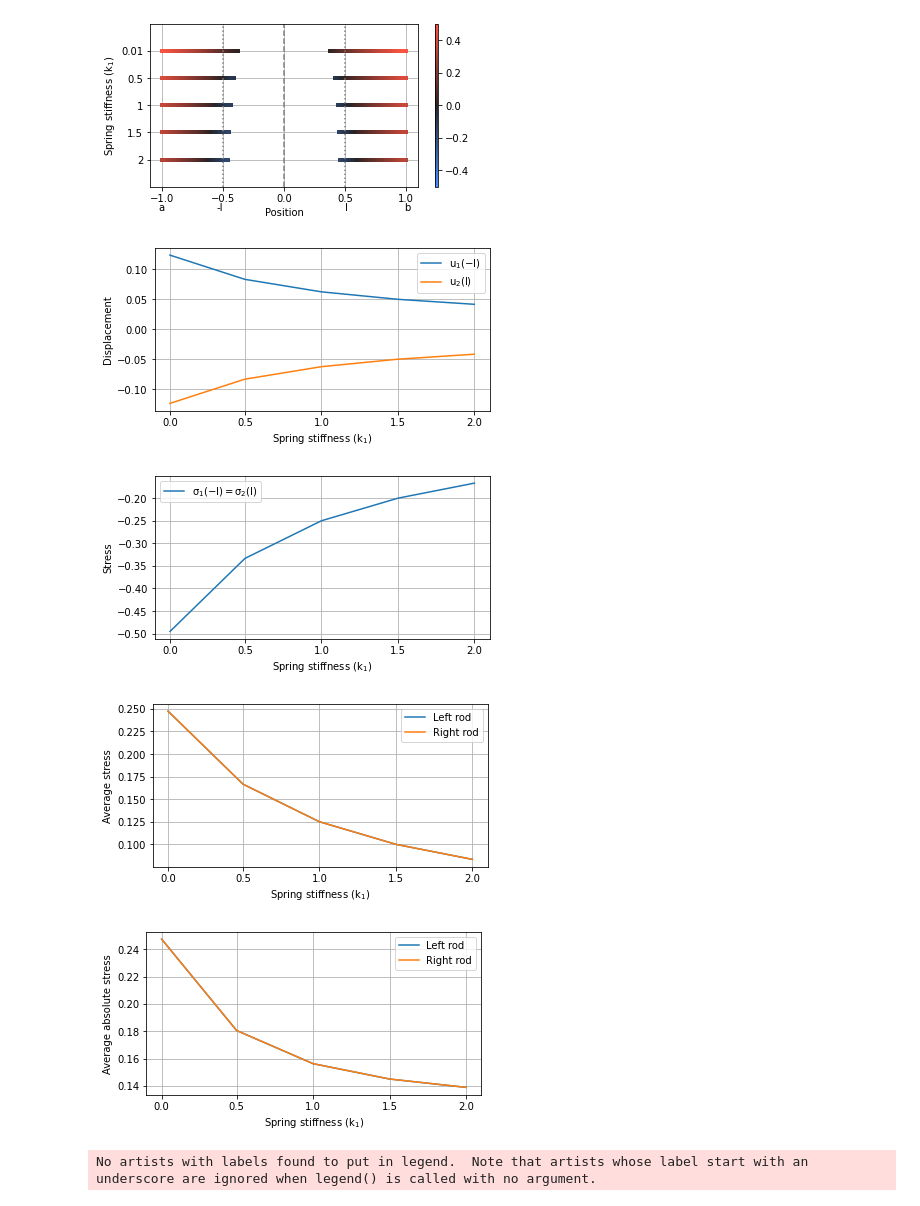
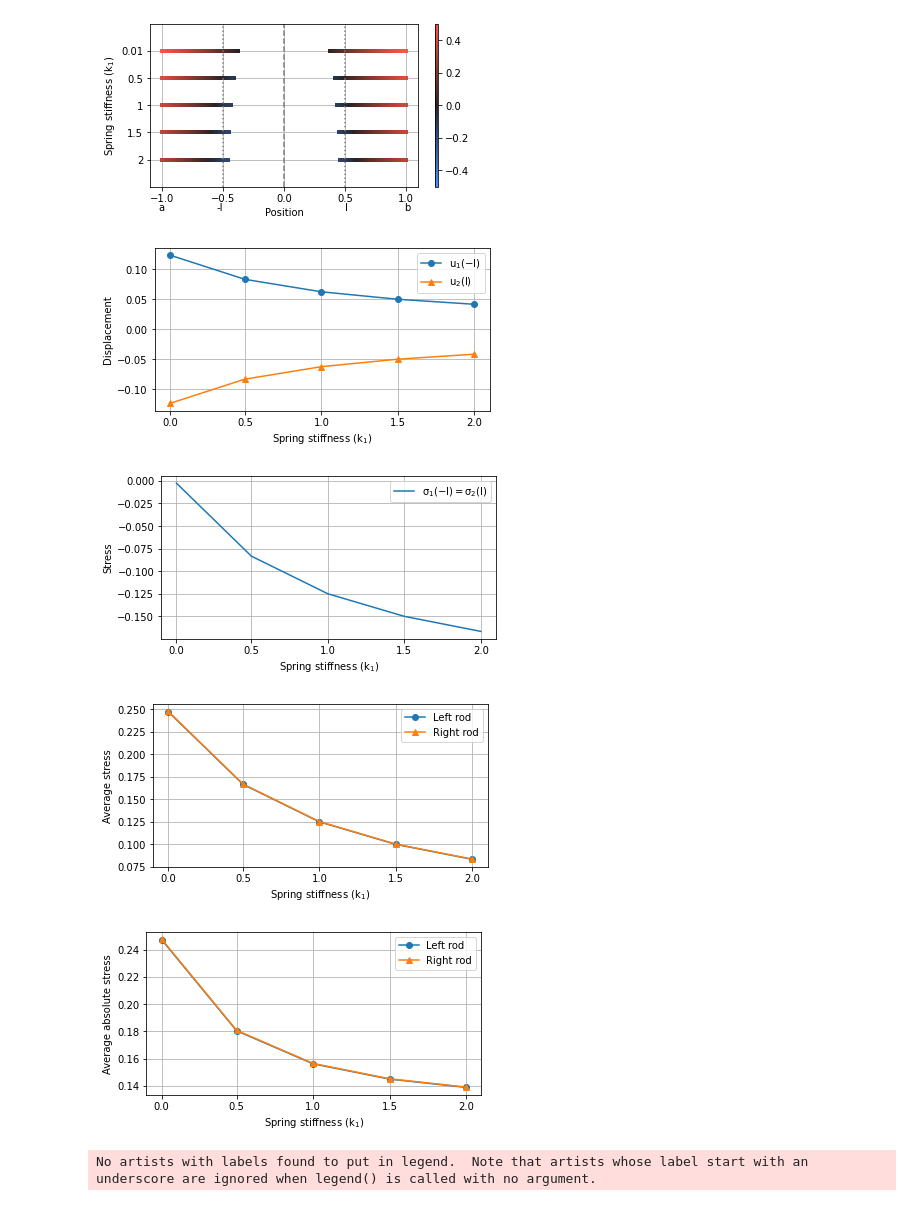
Before and after one commit to KOS-UJ/Spring-Rods-System-Approximation, a Jupyter notebook: experiments/reaction_on_spring_stiffness.ipynb, the cells around one changed output. Cells and saved outputs as stored; diff of their text form; code cells hidden in the pictures.

Commit message:
add the plots of stresses at the ends of rods

```diff
--- a/experiments/reaction_on_spring_stiffness.ipynb
+++ b/experiments/reaction_on_spring_stiffness.ipynb
@@ -51,7 +51,7 @@ experiment_setups = [
 experiment_number = 1
 # %%
 model = SpringRodsSystemSetup(
-    step_size=1/64,
+    step_size=1/256,
     material_const=(1, 1),
     spring_const=(1, 1),
     **experiment_setups[experiment_number - 1]
@@ -62,13 +60,21 @@ positions = np.concatenate((model.domain[0], model.domain[1]))
 # %%
 spring_const_discrete = [0.01, 0.5, 1, 1.5, 2]
 # %%
-results = []
+displacement_results = []
+stress_results = []
+
+left_end_results = []
+right_end_results = []
 
 for const in tqdm(spring_const_discrete):
     model.set_spring_const((const, const))
     displacements = solver()
 
     stresses = solver.compute_stresses(displacements)
-    results.append((displacements, stresses))
+    displacement_results.append(displacements)
+    stress_results.append(stresses)
+
+    left_end_results.append(displacements[0][-1])
+    right_end_results.append(displacements[1][0])
 # %%
 compression = []
@@ -109,23 +116,6 @@ plot_displacements_and_stress(
 )
 # %% [output]
 [figure]
-# %%
-left_end_results = []
-right_end_results = []
-displacement_results = []
-stress_results = []
-
-# spring_const_spectrum = np.linspace(0.01, 2, 100)
-# for idx, const in tqdm(enumerate(spring_const_spectrum, 1)):
-for idx, const in tqdm(enumerate(spring_const_discrete, 1)):
-    model.set_spring_const((const, const))
-    displacements = solver()
-    stress = solver.compute_stresses(displacements)
-
-    displacement_results.append(displacements)
-    stress_results.append(stress)
-    left_end_results.append(displacements[0][-1])
-    right_end_results.append(displacements[1][0])
 # %%
 fig = plt.gcf()
 fig.set_size_inches((6, 3))
@@ -134,8 +124,8 @@ fig.set_size_inches((6, 3))
 if experiment_number == 5:
     plt.ylim(-0.5, 0.5)
 
-plt.plot(spring_const_discrete, left_end_results, label='$u_1(-l)$')
-plt.plot(spring_const_discrete, right_end_results, label='$u_2(l)$')
+plt.plot(spring_const_discrete, left_end_results, label='$u_1(-l)$', marker='o')
+plt.plot(spring_const_discrete, right_end_results, label='$u_2(l)$', marker='^')
 
 plt.xticks(spring_const_discrete, (f'{x:.1f}' for x in spring_const_discrete))
 
@@ -145,31 +135,37 @@ plt.legend()
 
 plt.savefig(f'plots/spring_stiff_dependence/exp{experiment_number}_ends_of_rods_displacement.png', bbox_inches='tight')
 # %% [output]
-[figure, old version]
+[figure, new version]
 # %%
-def p_func(displacement: tuple):
-    return model.spring_const[stiff_coef_idx] * (- displacement[0][-1] + displacement[1][0])
+def neg_p_func(k_param: float, displacement: tuple):
+    return k_param * (-displacement[0][-1] + displacement[1][0])
 # %%
 fig = plt.gcf()
 fig.set_size_inches((6, 3))
 
 # TODO this is important for experiment 5
 if experiment_number == 5:
     plt.ylim(-0.2, 0.2)
 
-rods_ends_stress = [p_func(d) for d in displacement_results]
+p_func_values = [neg_p_func(k, d) for k, d in zip(spring_const_discrete, displacement_results)]
 
-plt.plot(spring_const_discrete, rods_ends_stress, label='$\sigma_1(-l) = \sigma_2(l)$')
+# TODO this is important for experiment 6
+if experiment_number == 6:
+    plt.plot(spring_const_discrete, p_func_values, label='$-p(\\theta(u))$')
+    plt.plot(spring_const_discrete, [left[-1] for left, _ in stress_results], label='$\sigma_1(-l)$')
+    plt.plot(spring_const_discrete, [right[0] for _, right in stress_results], label='$\sigma_2(l)$')
+else:
+    plt.plot(spring_const_discrete, p_func_values, label='$\sigma_1(-l) = \sigma_2(l)$')
 
 plt.xticks(spring_const_discrete, (f'{x:.1f}' for x in spring_const_discrete))
 
 plt.xlabel(f'Spring stiffness ({stiff_coef})')
 plt.ylabel('Stress')
 plt.legend()
 
 plt.savefig(f'plots/spring_stiff_dependence/exp{experiment_number}_stress_on_ends_of_rods.png', bbox_inches='tight')
 # %% [output]
-[figure, old version]
+[figure, new version]
 # %%
 fig = plt.gcf()
 fig.set_size_inches((6, 3))
@@ -178,14 +174,14 @@ plt.xticks(spring_const_discrete, (f'{x:.1f}' for x in spring_const_discrete))
 
 avg_stress_left = [np.average(s[0]) for s in stress_results]
 avg_stress_right = [np.average(s[1]) for s in stress_results]
-plt.plot(spring_const_discrete, avg_stress_left, label='Left rod')
-plt.plot(spring_const_discrete, avg_stress_right, label='Right rod')
+plt.plot(spring_const_discrete, avg_stress_left, label='Left rod', marker='o')
+plt.plot(spring_const_discrete, avg_stress_right, label='Right rod', marker='^')
 plt.ylabel('Average stress')
 plt.xlabel(f'Spring stiffness ({stiff_coef})')
 plt.legend()
 plt.savefig(f'plots/spring_stiff_dependence/exp{experiment_number}_avg_stress.png', bbox_inches='tight')
 # %% [output]
-[figure, old version]
+[figure, new version]
 # %%
 fig = plt.gcf()
 fig.set_size_inches((6, 3))
@@ -198,14 +194,14 @@ plt.xticks(spring_const_discrete, (f'{x:.1f}' for x in spring_const_discrete))
 
 avg_stress_left = [np.average(np.abs(s[0])) for s in stress_results]
 avg_stress_right = [np.average(np.abs(s[1])) for s in stress_results]
-plt.plot(spring_const_discrete, avg_stress_left, label='Left rod')
-plt.plot(spring_const_discrete, avg_stress_right, label='Right rod')
+plt.plot(spring_const_discrete, avg_stress_left, label='Left rod', marker='o')
+plt.plot(spring_const_discrete, avg_stress_right, label='Right rod', marker='^')
 plt.ylabel('Average absolute stress')
 plt.xlabel(f'Spring stiffness ({stiff_coef})')
 plt.legend()
 plt.savefig(f'plots/spring_stiff_dependence/exp{experiment_number}_avg_abs_stress.png', bbox_inches='tight')
 # %% [output]
-[figure, old version]
+[figure, new version]
 # %%
 fig = plt.gcf()
 fig.set_size_inches((6, 3))
```
Also changed, not shown: parts of 4 cells of this notebook.
